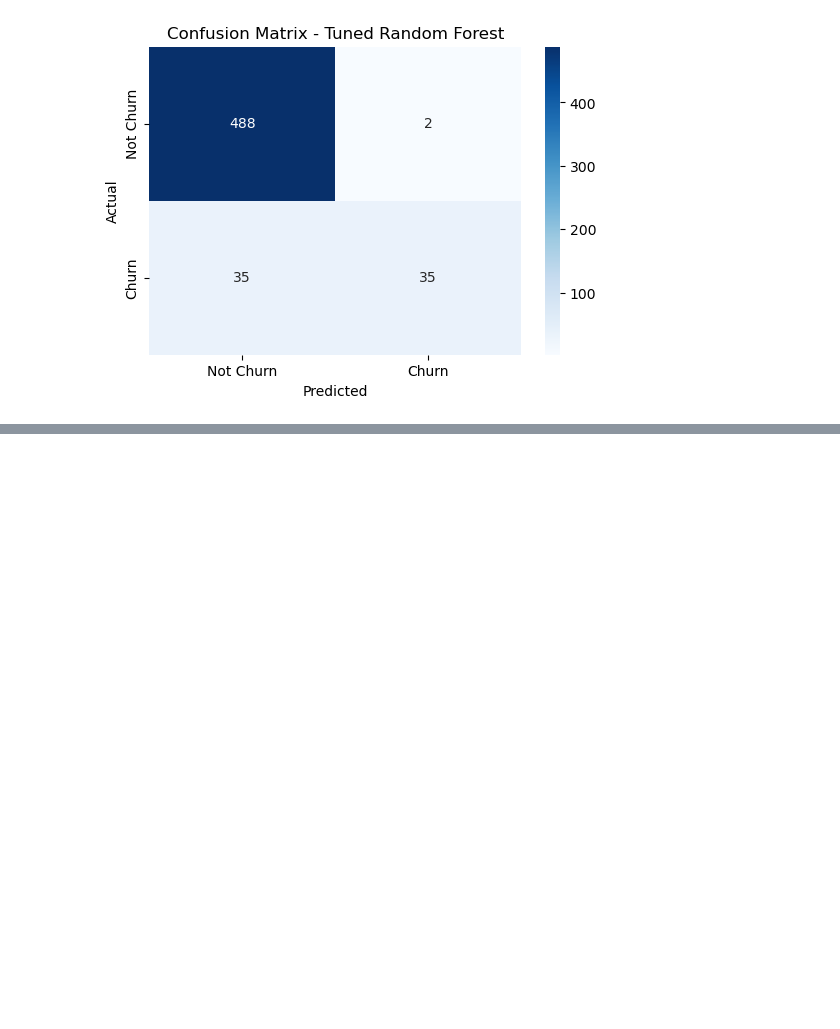
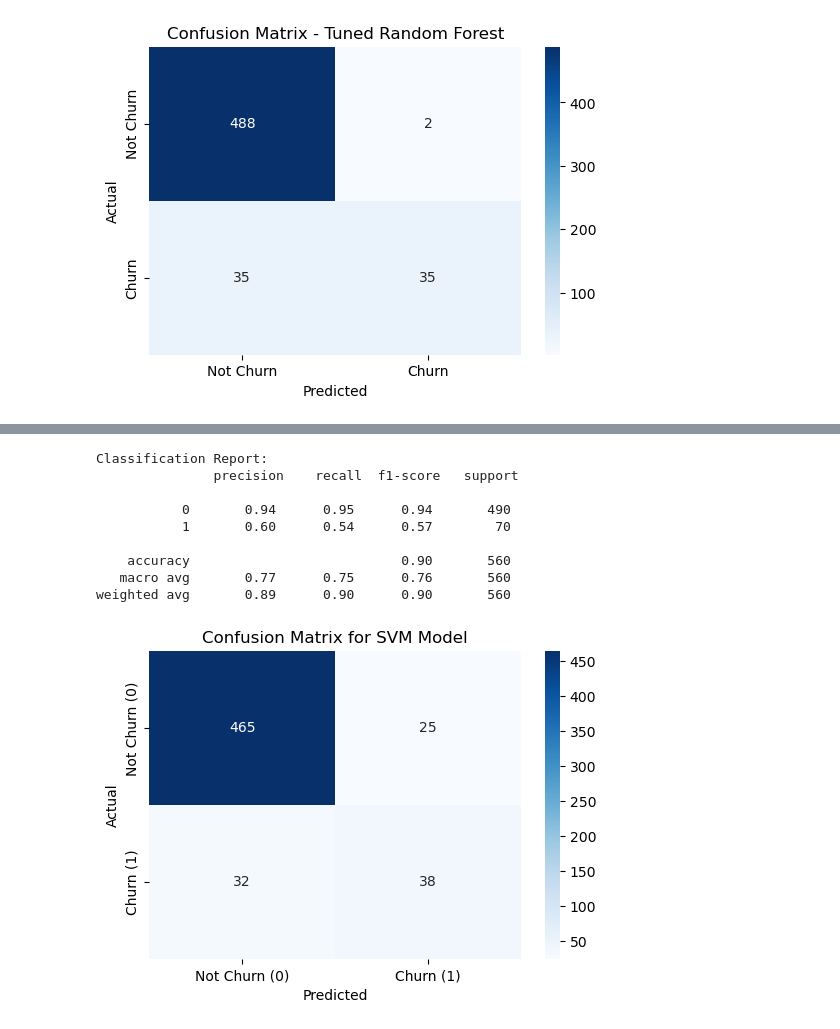
Before and after one commit to Thazes/Phase3Project, a Jupyter notebook: Phase3.ipynb, the cells around one changed output, grey strips where cells are left out. Saved outputs shown, nothing was run; the diff lists cells and outputs as text; code cells hidden in the pictures; blank space fills up the shorter version.

```diff
--- a/Phase3.ipynb
+++ b/Phase3.ipynb
@@ -801,0 +936,36 @@ weighted avg       0.93      0.93      0.92       560
+# %%
+from sklearn.svm import SVC
+
+# Initialize SVM model
+svm_model = SVC(kernel='rbf', C=1, gamma='scale', class_weight={0:1, 1:3}, random_state=42)
+
+# Train the model
+svm_model.fit(X_train, Y_train)
+
+# Predict on test data
+Y_pred_svm = svm_model.predict(X_test)
+
+print("Classification Report:\n", classification_report(Y_test, Y_pred_svm))
+
+# Compute Confusion Matrix
+cm_svm = confusion_matrix(Y_test, Y_pred_svm)
+
+# Plot Confusion Matrix
+
+plt.figure(figsize=(6, 4))
+sns.heatmap(cm_svm, annot=True, fmt="d", cmap="Blues", xticklabels=["Not Churn (0)", "Churn (1)"], yticklabels=["Not Churn (0)", "Churn (1)"])
+plt.xlabel("Predicted")
+plt.ylabel("Actual")
+plt.title("Confusion Matrix for SVM Model")
+plt.show()
+# %% [output]
+Classification Report:
+               precision    recall  f1-score   support
+
+           0       0.94      0.95      0.94       490
+           1       0.60      0.54      0.57        70
+
+    accuracy                           0.90       560
+   macro avg       0.77      0.75      0.76       560
+weighted avg       0.89      0.90      0.90       560
+[figure, added]
```
Also changed, not shown: parts of 15 cells of this notebook.
